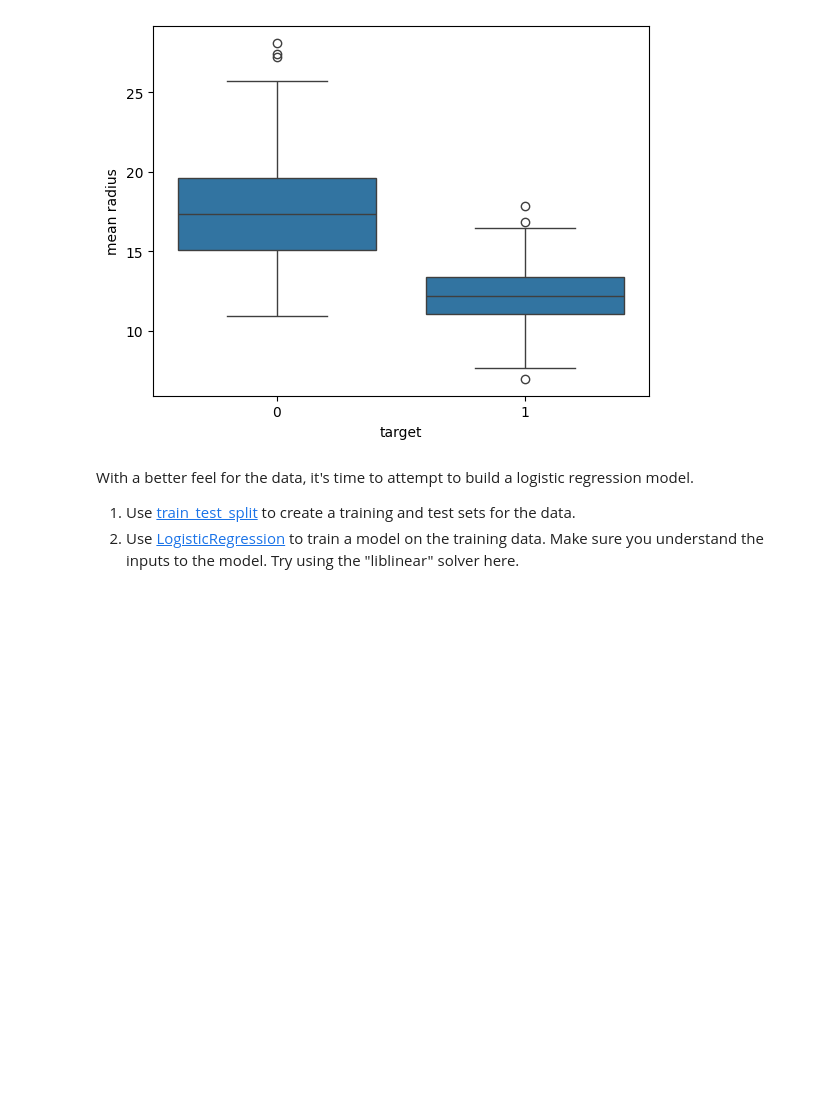
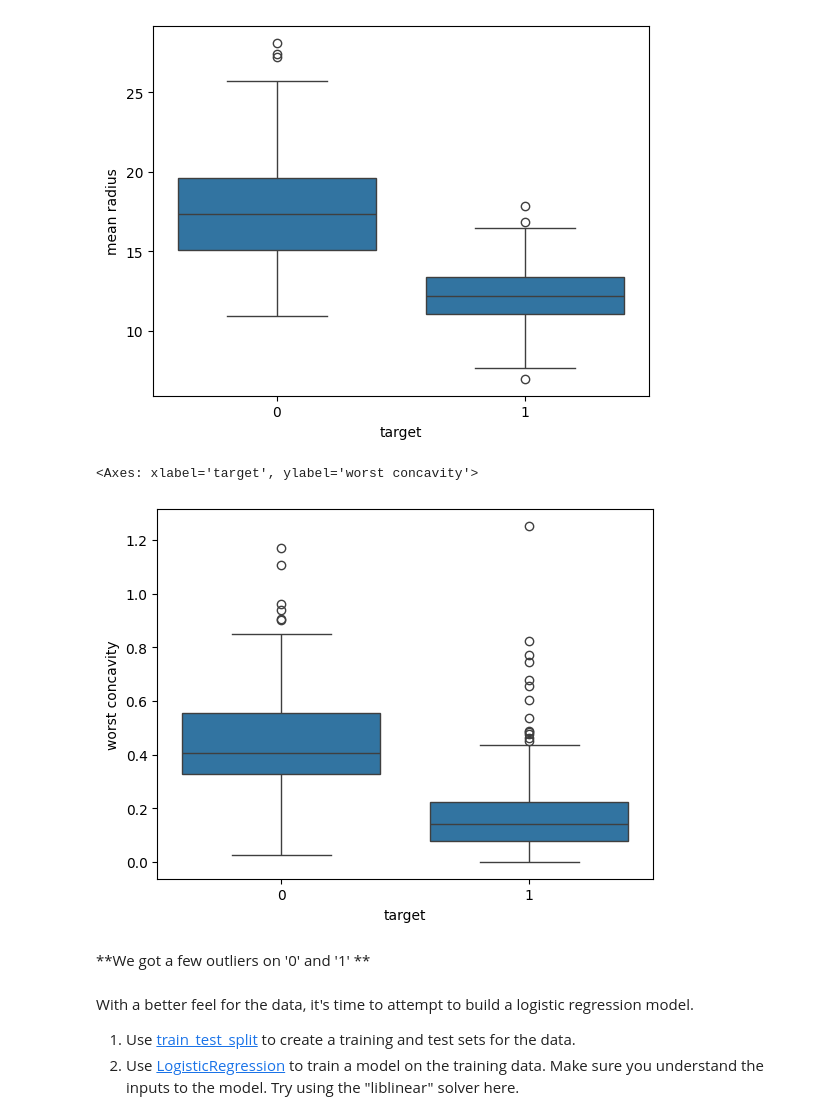
Before and after one commit to Baz177/ML_AI_submissions, a Jupyter notebook: Student_MLE_MiniProject_Logistic_Regression.ipynb, the cells around one changed output. Saved outputs shown, nothing was run; the diff lists cells and outputs as text; code cells hidden in the pictures; blank space fills up the shorter version.

```diff
--- a/Student_MLE_MiniProject_Logistic_Regression.ipynb
+++ b/Student_MLE_MiniProject_Logistic_Regression.ipynb
@@ -133,6 +157,13 @@ sns.boxplot(x = 'target', y='mean radius', data=X_df)
 # %% [output]
 <Axes: xlabel='target', ylabel='mean radius'>
 [figure]
+# %%
+sns.boxplot(x = 'target', y='worst concavity', data=X_df)
+# %% [output]
+<Axes: xlabel='target', ylabel='worst concavity'>
+[figure, added]
+# %% [markdown]
+**We got a few outliers on '0' and '1' **
 # %% [markdown]
 With a better feel for the data, it's time to attempt to build a logistic regression model.
 
```
Also changed, not shown: parts of 11 cells of this notebook.
